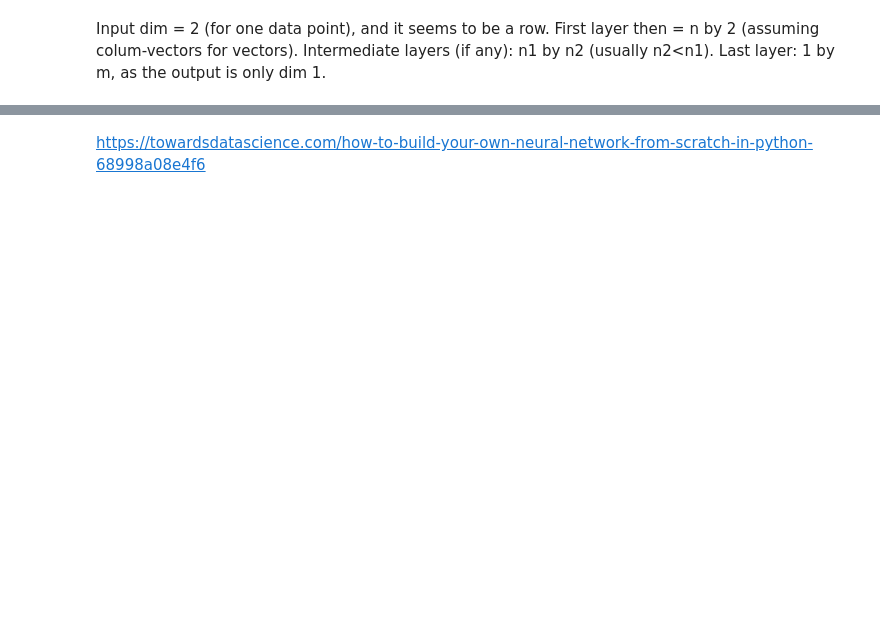
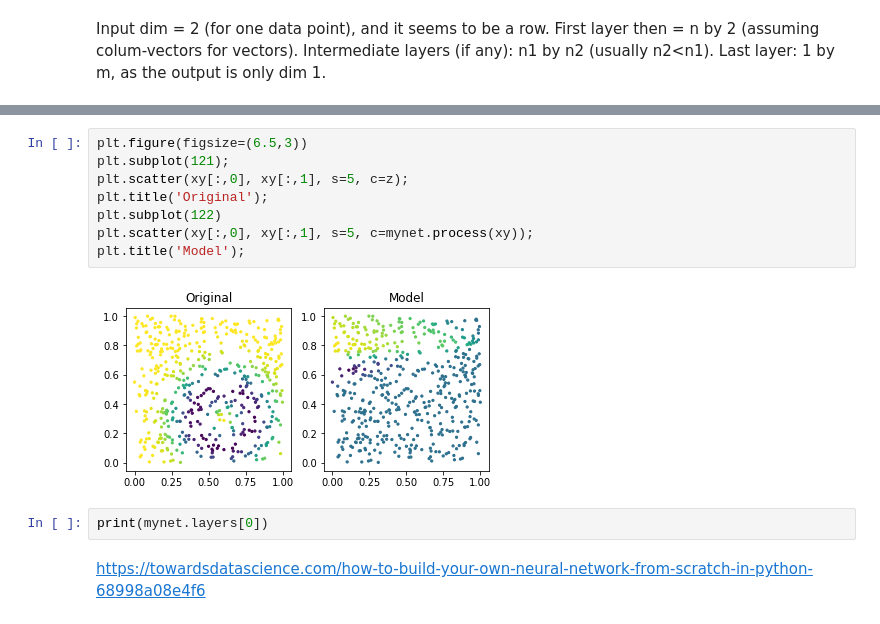
Before and after one commit to khakhalin/Sketches, a Jupyter notebook: sklearn_experiments/manual_dl.ipynb, the cells around one changed output, grey strips where cells are left out. Cells and saved outputs as stored; diff of their text form; blank space fills up the shorter version.

```diff
--- a/sklearn_experiments/manual_dl.ipynb
+++ b/sklearn_experiments/manual_dl.ipynb
@@ -141,2 +145,14 @@ plt.plot(mynet.train(xy,z));
+# %%
+plt.figure(figsize=(6.5,3))
+plt.subplot(121);
+plt.scatter(xy[:,0], xy[:,1], s=5, c=z);
+plt.title('Original');
+plt.subplot(122)
+plt.scatter(xy[:,0], xy[:,1], s=5, c=mynet.process(xy));
+plt.title('Model');
+# %% [output]
+[figure, added]
+# %%
+print(mynet.layers[0])
 # %% [markdown]
 https://towardsdatascience.com/how-to-build-your-own-neural-network-from-scratch-in-python-68998a08e4f6
```
Also changed, not shown: parts of 7 cells of this notebook.
